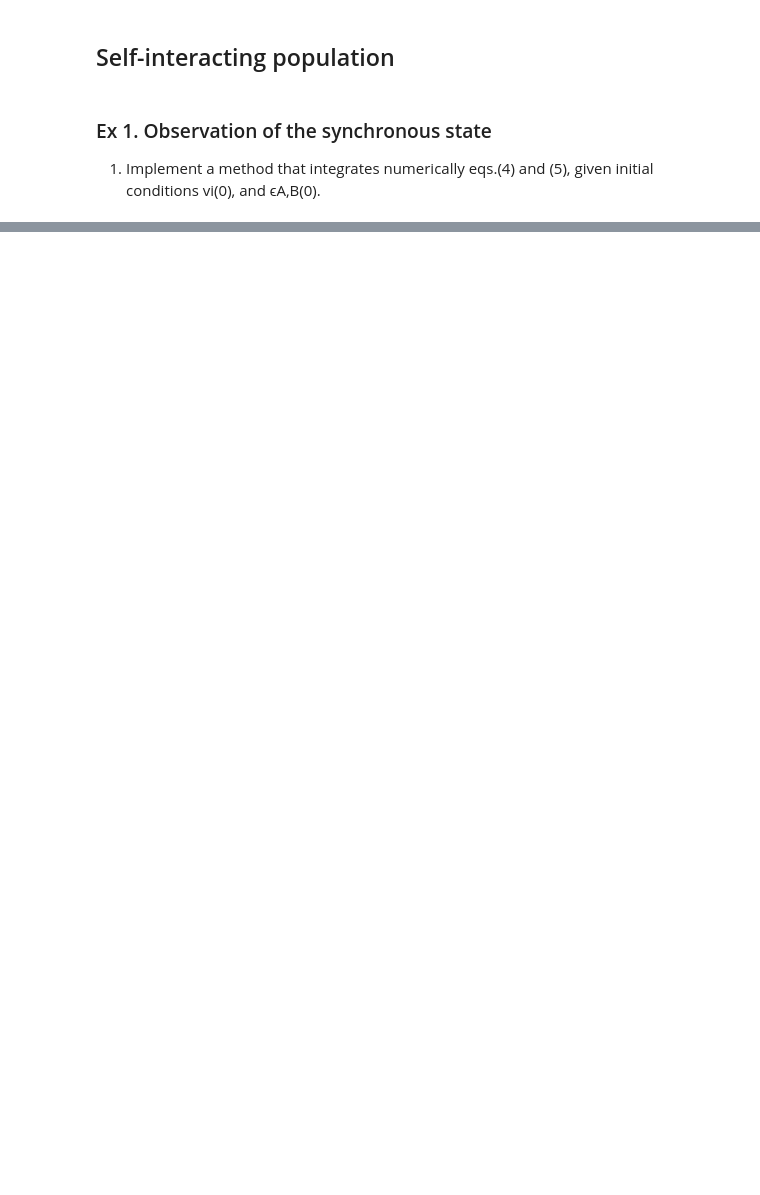
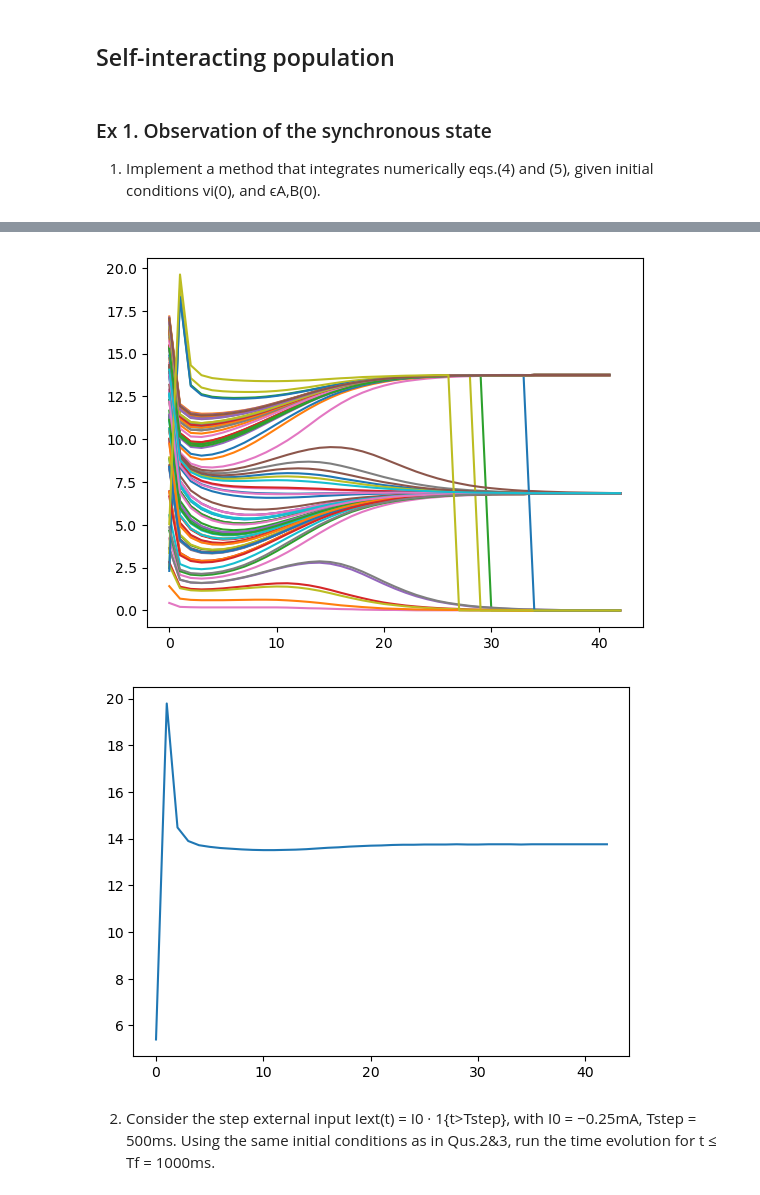
Before and after one commit to louisleger/neurodyn-MP2, a Jupyter notebook: MP2_take2.ipynb, the cells around one changed output, grey strips where cells are left out. Drawn from its saved outputs; the diff is of its cells as text; code cells hidden in the pictures; blank space fills up the shorter version.

```diff
--- a/MP2_take2.ipynb
+++ b/MP2_take2.ipynb
@@ -170,0 +216,36 @@ x_coords = plot_raster(firing_neurons, ta=50, T_f=Tf2)
+# %%
+def relative_ftimes(firing_n):
+    reference_n = 0
+    reference_neuron_time = 0
+
+    inter_spike_ref = []
+    relative_firing = [[] for i in range(100)]
+
+    for t, fn_t in enumerate(firing_n):
+        if fn_t:
+            if (reference_n in fn_t):
+                inter_spike_ref.append(dt*(t - reference_neuron_time))
+                reference_neuron_time = t
+            for neuron in fn_t:
+                if (neuron != reference_n):
+                    relative_firing[neuron].append(dt*(t - reference_neuron_time))
+
+
+    return relative_firing, inter_spike_ref
+# %%
+relative_firing_times, inter_spike_reference = relative_ftimes(firing_neurons2)
+
+def plot_rft(rft, isr):
+    for rft_n in rft:
+        plt.plot(range(len(rft_n)), rft_n)
+
+    plt.show()
+    plt.plot(range(len(isr)), isr)
+    plt.show()
+
+plot_rft(relative_firing_times, inter_spike_reference)
+# %% [output]
+[figure, added]
+[figure, added]
+# %% [markdown]
+2. Consider the step external input Iext(t) = I0 · 1{t>Tstep}, with I0 = −0.25mA, Tstep = 500ms. Using the same initial conditions as in Qus.2&3, run the time evolution for t ≤ Tf = 1000ms.
```
Also changed, not shown: parts of 23 cells of this notebook, 1 other file.
